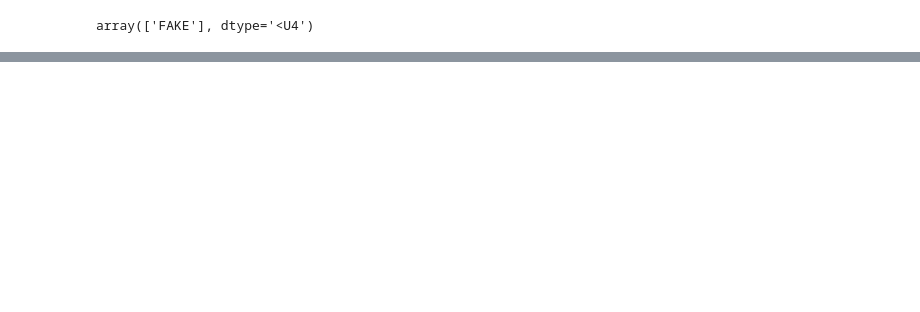
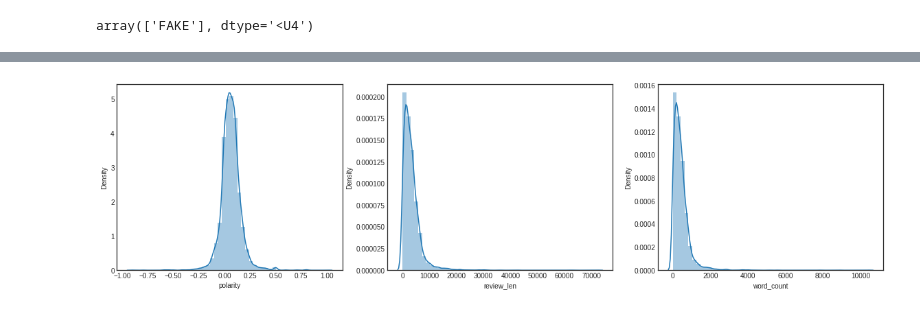
Before and after one commit to MachineLearningWithHuman/NLP-Projects, a Jupyter notebook: fake news prediction/Fake_News_Detection.ipynb, the cells around one changed output, grey strips where cells are left out. Cells and saved outputs as stored; diff of their text form; code cells hidden in the pictures; blank space fills up the shorter version.

```diff
--- a/fake news prediction/Fake_News_Detection.ipynb
+++ b/fake news prediction/Fake_News_Detection.ipynb
@@ -68,0 +134,17 @@ array(['FAKE'], dtype='<U4')
+# %%
+#Creating a copy
+df_=df.copy()
+def review_cleaning(text):
+
+  '''Make text lowercase, remove text in square brackets,remove links,remove punctuation
+  and remove words containing numbers.'''
+  text = str(text).lower()
+  text = re.sub('\[.*?\]', '', text)
+  text = re.sub('https?://\S+|www\.\S+', '', text)
+  text = re.sub('<.*?>+', '', text)
+  text = re.sub('[%s]' % re.escape(string.punctuation), '', text)
+  text = re.sub('\n', '', text)
+  text = re.sub('\w*\d\w*', '', text)
+  return text
+df_['text']=df_['text'].apply(lambda x:review_cleaning(x))
+df_.head()
@@ -68,0 +165,4 @@ array(['FAKE'], dtype='<U4')
+# %%
+stop = stopwords.words('english')
+df_['text'] = df_['text'].apply(lambda x: ' '.join([word for word in x.split() if word not in (stop)]))
+df_.head()
@@ -68,0 +176,20 @@ array(['FAKE'], dtype='<U4')
+# %%
+#Extracting the features from the news
+df_['polarity'] = df_['text'].map(lambda text: TextBlob(text).sentiment.polarity)
+df_['review_len'] = df_['text'].astype(str).apply(len)
+df_['word_count'] = df_['text'].apply(lambda x: len(str(x).split()))
+
+#Plotting the distribution of the extracted feature
+plt.figure(figsize = (20, 5))
+plt.style.use('seaborn-white')
+plt.subplot(131)
+sns.distplot(df_['polarity'])
+fig = plt.gcf()
+plt.subplot(132)
+sns.distplot(df_['review_len'])
+fig = plt.gcf()
+plt.subplot(133)
+sns.distplot(df_['word_count'])
+fig = plt.gcf()
+# %% [output]
+[figure, added]
```
Also changed, not shown: parts of 44 cells of this notebook.
